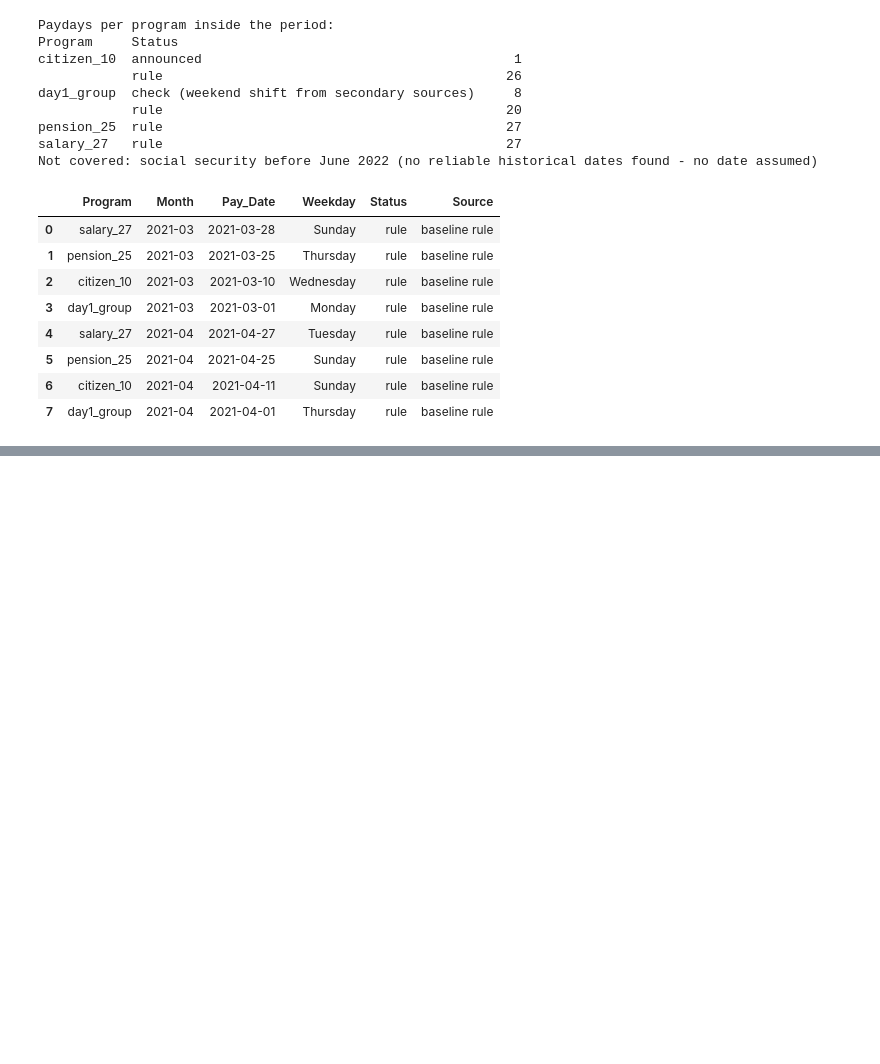
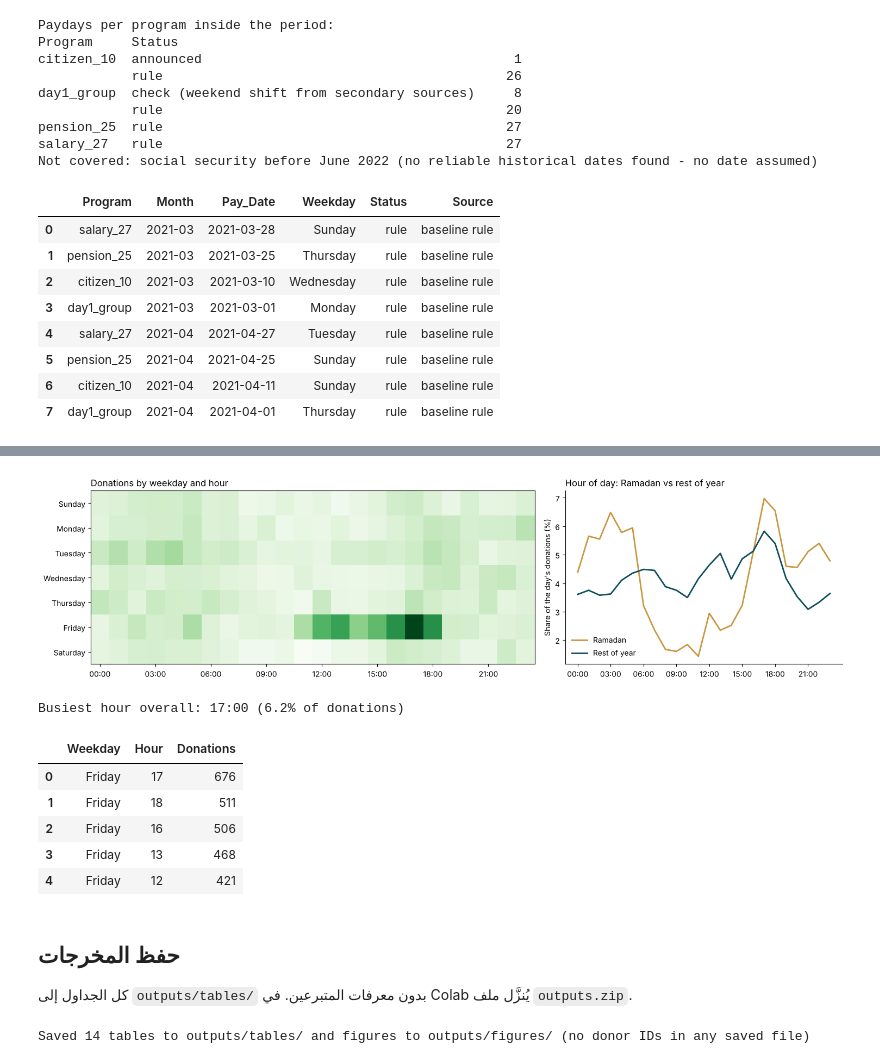
Before and after one commit to 11mayarrr/BayHack, a Jupyter notebook: analysis.ipynb, the cells around one changed output, grey strips where cells are left out. Cells and saved outputs as stored; diff of their text form; code cells hidden in the pictures; blank space fills up the shorter version.

```diff
--- a/analysis.ipynb
+++ b/analysis.ipynb
@@ -455,0 +661,73 @@ Candidate periods (clear rise): 5 | no clear evidence: 11
+# %%
+# HOURS (descriptive) - When in the day do donors give? Same donations as the analysis (no auto-charges, no duplicates)
+#   Times as recorded in the source; the time zone is not stated (the Ramadan suhoor/iftar pattern suggests Saudi time).
+times = raw.set_index("RowID").loc[df_analysis["RowID"], ["CreationTime"]].reset_index()
+times["CreationTime"] = pd.to_datetime(times["CreationTime"])
+times = times.merge(df_analysis[["RowID", "Hijri_Month"]], on="RowID")
+times["Hour"] = times["CreationTime"].dt.hour
+times["Weekday"] = times["CreationTime"].dt.day_name()
+WEEK_ORDER = ["Sunday", "Monday", "Tuesday", "Wednesday", "Thursday", "Friday", "Saturday"]
+
+heat = times.pivot_table(index="Weekday", columns="Hour", values="RowID", aggfunc="size", fill_value=0).reindex(WEEK_ORDER)
+top_slots = (heat.stack().rename("Donations").sort_values(ascending=False).head(5).reset_index())
+hour_share = pd.DataFrame({
+    "Ramadan": times[times["Hijri_Month"] == 9]["Hour"].value_counts(normalize=True),
+    "Rest of year": times[times["Hijri_Month"] != 9]["Hour"].value_counts(normalize=True),
+}).reindex(range(24), fill_value=0)
+
+fig, axes = plt.subplots(1, 2, figsize=(15, 4), gridspec_kw={"width_ratios": [1.6, 1]})
+axes[0].imshow(heat.values, aspect="auto", cmap="Greens")
+axes[0].set_yticks(range(7), WEEK_ORDER)
+axes[0].set_xticks(range(0, 24, 3), [f"{h:02d}:00" for h in range(0, 24, 3)])
+axes[0].set_title("Donations by weekday and hour", loc="left")
+axes[1].plot(hour_share.index, hour_share["Ramadan"] * 100, color="#c9973f", linewidth=2, label="Ramadan")
+axes[1].plot(hour_share.index, hour_share["Rest of year"] * 100, color="#0e4d5c", linewidth=2, label="Rest of year")
+axes[1].set_xticks(range(0, 24, 3), [f"{h:02d}:00" for h in range(0, 24, 3)])
+axes[1].set_ylabel("Share of the day's donations (%)")
+axes[1].set_title("Hour of day: Ramadan vs rest of year", loc="left")
+axes[1].legend(frameon=False)
+for side in ["top", "right"]:
+    axes[1].spines[side].set_visible(False)
+fig.tight_layout()
+fig.savefig(FIG_DIR / "analysis_hours.png", dpi=150)
+plt.show()
+
+assert heat.values.sum() == len(df_analysis)
+print(f"Busiest hour overall: {times['Hour'].value_counts().idxmax():02d}:00 "
+      f"({times['Hour'].value_counts(normalize=True).max():.1%} of donations)")
+display(top_slots)
+# %% [output]
+[figure, added]
+Busiest hour overall: 17:00 (6.2% of donations)
+|  | Weekday | Hour | Donations |
+| 0 | Friday | 17 | 676 |
+| 1 | Friday | 18 | 511 |
+| 2 | Friday | 16 | 506 |
+| 3 | Friday | 13 | 468 |
+| 4 | Friday | 12 | 421 |
+# %% [markdown]
+## حفظ المخرجات
+كل الجداول إلى `outputs/tables/` بدون معرفات المتبرعين. في Colab يُنزَّل ملف `outputs.zip`.
+# %%
+# SAVE - Write every result table to outputs/tables (figures are already in outputs/figures)
+TABLE_DIR = OUT_DIR / "tables"
+TABLE_DIR.mkdir(parents=True, exist_ok=True)
+tables = {
+    "candidate_periods": candidates, "not_supported": not_supported,
+    "payday_results": payday_results, "season_results": season_results, "weekday_results": weekday_results,
+    "payday_calendar": payday_calendar, "robustness": robustness, "robustness_summary": robustness_summary,
+    "forecast_errors": forecast_errors.reset_index(names="Days_group"), "forecast_daily": forecast[["Gregorian_Date", "Donors"] + METHODS],
+    "hours_weekday_heat": heat.reset_index(), "hours_top_slots": top_slots,
+    "excluded_recurring": excluded_recurring.drop(columns="UserID_clean"), "excluded_duplicates": excluded_duplicates.drop(columns="UserID_clean"),
+}
+for name, t in tables.items():
+    t.to_csv(TABLE_DIR / f"{name}.csv", index=False, encoding="utf-8-sig")
+
+print(f"Saved {len(tables)} tables to {TABLE_DIR}/ and figures to {FIG_DIR}/ (no donor IDs in any saved file)")
+if IN_COLAB:
+    import shutil
+    from google.colab import files as colab_files
+    shutil.make_archive("outputs", "zip", OUT_DIR)
+    colab_files.download("outputs.zip")
+# %% [output]
+Saved 14 tables to outputs/tables/ and figures to outputs/figures/ (no donor IDs in any saved file)
```
Also changed, not shown: parts of 21 cells of this notebook, 20 other files.
